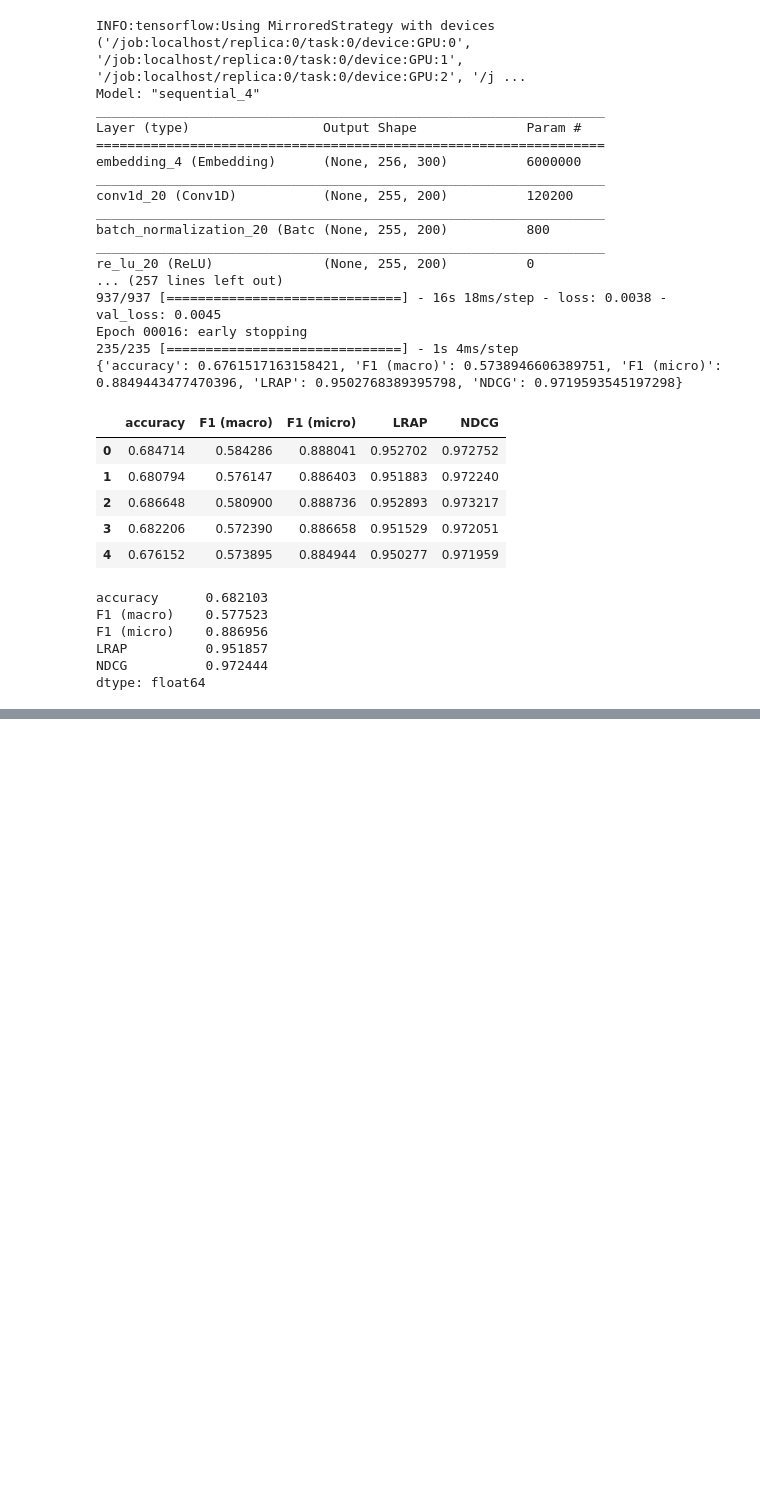
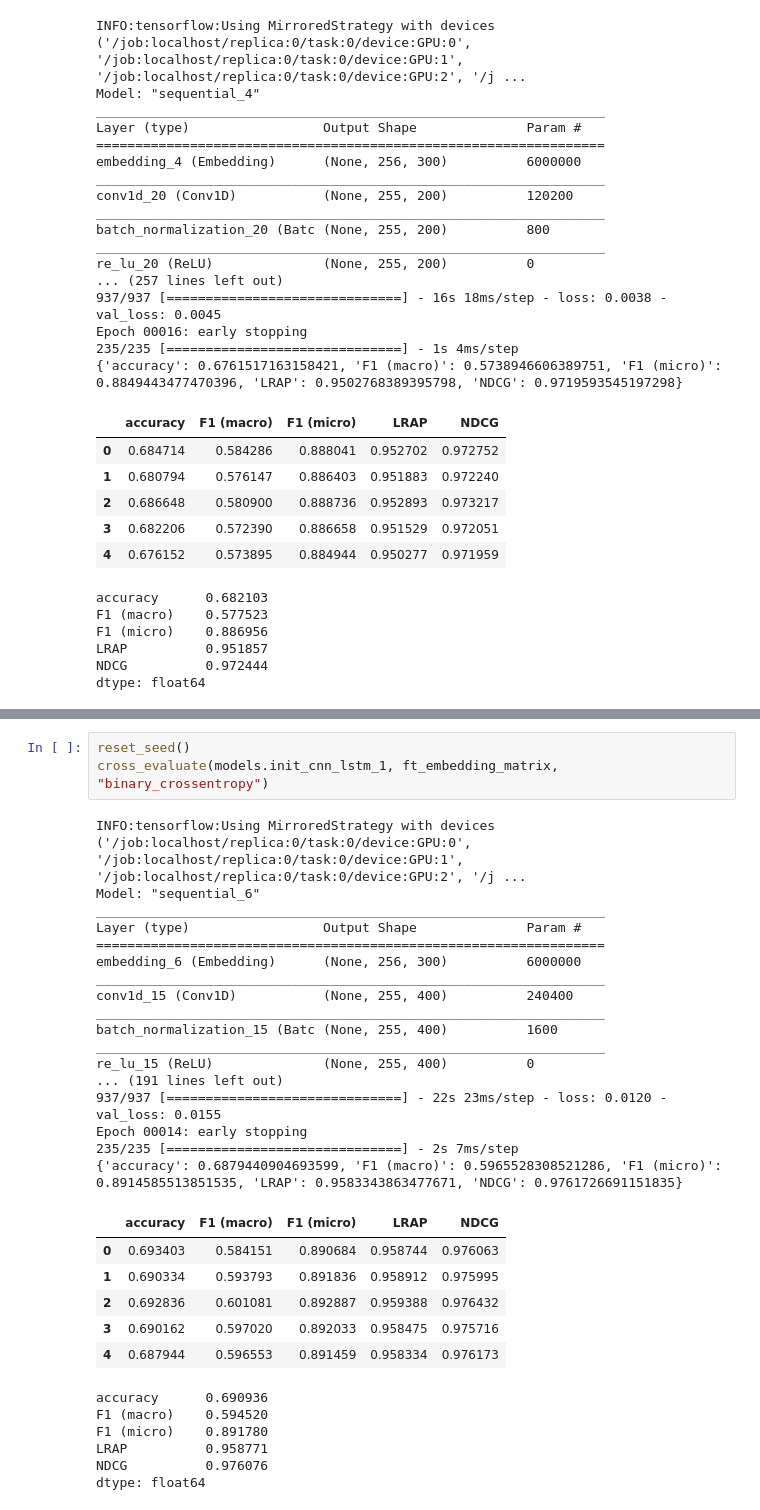
Before and after one commit to DL-2020-Shakespeare/DL-2020-Shakespeare, a Jupyter notebook: comparison_template.ipynb, the cells around one changed output, grey strips where cells are left out. Drawn from its saved outputs; the diff is of its cells as text; blank space fills up the shorter version.

```diff
--- a/comparison_template.ipynb
+++ b/comparison_template.ipynb
@@ -336,0 +402,33 @@ cross_evaluate(models.init_cnn_lstm_2, ft_embedding_matrix, "binary_crossentropy
+# %%
+reset_seed()
+cross_evaluate(models.init_cnn_lstm_1, ft_embedding_matrix, "binary_crossentropy")
+# %% [output]
+INFO:tensorflow:Using MirroredStrategy with devices ('/job:localhost/replica:0/task:0/device:GPU:0', '/job:localhost/replica:0/task:0/device:GPU:1', '/job:localhost/replica:0/task:0/device:GPU:2', '/j ...
+Model: "sequential_6"
+_________________________________________________________________
+Layer (type)                 Output Shape              Param #
+=================================================================
+embedding_6 (Embedding)      (None, 256, 300)          6000000
+_________________________________________________________________
+conv1d_15 (Conv1D)           (None, 255, 400)          240400
+_________________________________________________________________
+batch_normalization_15 (Batc (None, 255, 400)          1600
+_________________________________________________________________
+re_lu_15 (ReLU)              (None, 255, 400)          0
+... (191 lines left out)
+937/937 [==============================] - 22s 23ms/step - loss: 0.0120 - val_loss: 0.0155
+Epoch 00014: early stopping
+235/235 [==============================] - 2s 7ms/step
+{'accuracy': 0.6879440904693599, 'F1 (macro)': 0.5965528308521286, 'F1 (micro)': 0.8914585513851535, 'LRAP': 0.9583343863477671, 'NDCG': 0.9761726691151835}
+|  | accuracy | F1 (macro) | F1 (micro) | LRAP | NDCG |
+| 0 | 0.693403 | 0.584151 | 0.890684 | 0.958744 | 0.976063 |
+| 1 | 0.690334 | 0.593793 | 0.891836 | 0.958912 | 0.975995 |
+| 2 | 0.692836 | 0.601081 | 0.892887 | 0.959388 | 0.976432 |
+| 3 | 0.690162 | 0.597020 | 0.892033 | 0.958475 | 0.975716 |
+| 4 | 0.687944 | 0.596553 | 0.891459 | 0.958334 | 0.976173 |
+accuracy      0.690936
+F1 (macro)    0.594520
+F1 (micro)    0.891780
+LRAP          0.958771
+NDCG          0.976076
+dtype: float64
```
Also changed, not shown: parts of 10 cells of this notebook.
